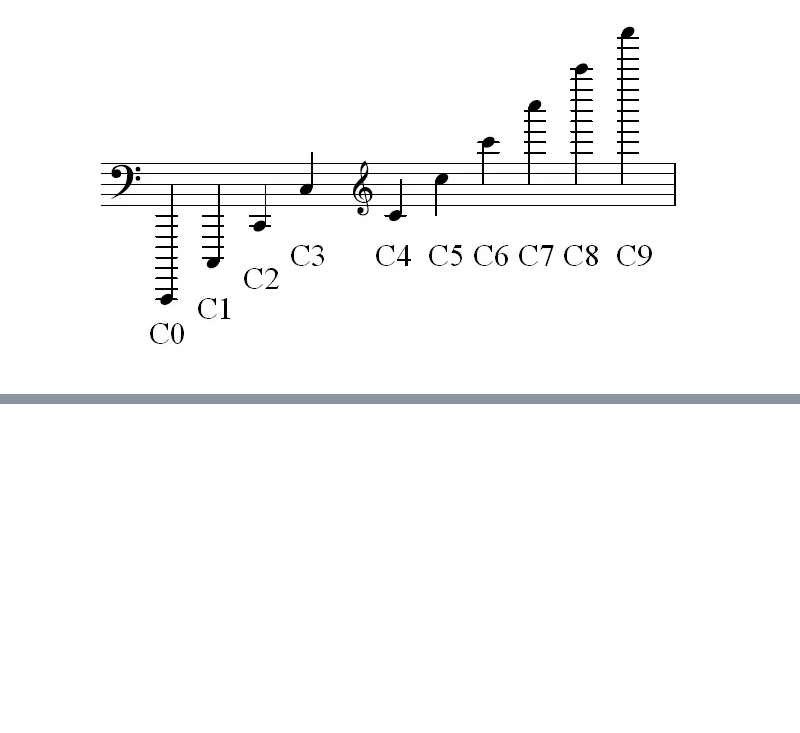
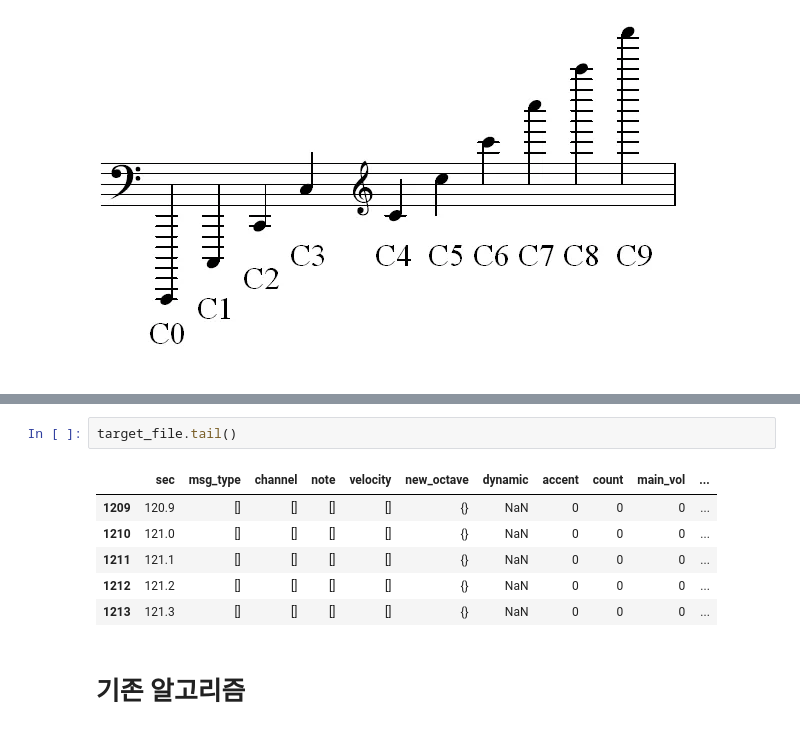
Before and after one commit to dalabdgw/Research_and_Experimental_Results, a Jupyter notebook: Piano Performance Evaluation/MinseoPark/compare_algorithm/Minseo's algorithm(octave).ipynb, the cells around one changed output, grey strips where cells are left out. Saved outputs shown, nothing was run; the diff lists cells and outputs as text; blank space fills up the shorter version.

```diff
--- a/Piano Performance Evaluation/MinseoPark/compare_algorithm/Minseo's algorithm(octave).ipynb
+++ b/Piano Performance Evaluation/MinseoPark/compare_algorithm/Minseo's algorithm(octave).ipynb
@@ -106,0 +153,11 @@ def calculate_octave_similarity(df_input, df_target):
+# %%
+target_file.tail()
+# %% [output]
+|  | sec | msg_type | channel | note | velocity | new_octave | dynamic | accent | count | main_vol | ... |
+| 1209 | 120.9 | [] | [] | [] | [] | {} | NaN | 0 | 0 | 0 | ... |
+| 1210 | 121.0 | [] | [] | [] | [] | {} | NaN | 0 | 0 | 0 | ... |
+| 1211 | 121.1 | [] | [] | [] | [] | {} | NaN | 0 | 0 | 0 | ... |
+| 1212 | 121.2 | [] | [] | [] | [] | {} | NaN | 0 | 0 | 0 | ... |
+| 1213 | 121.3 | [] | [] | [] | [] | {} | NaN | 0 | 0 | 0 | ... |
+# %% [markdown]
+# 기존 알고리즘
```
Also changed, not shown: parts of 24 cells of this notebook, 5 other files.
